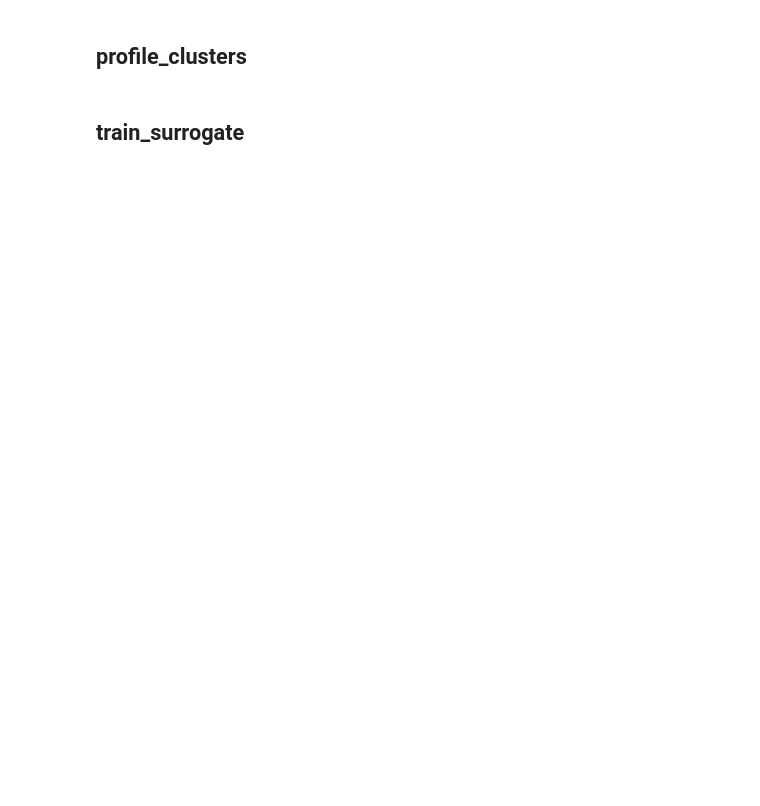
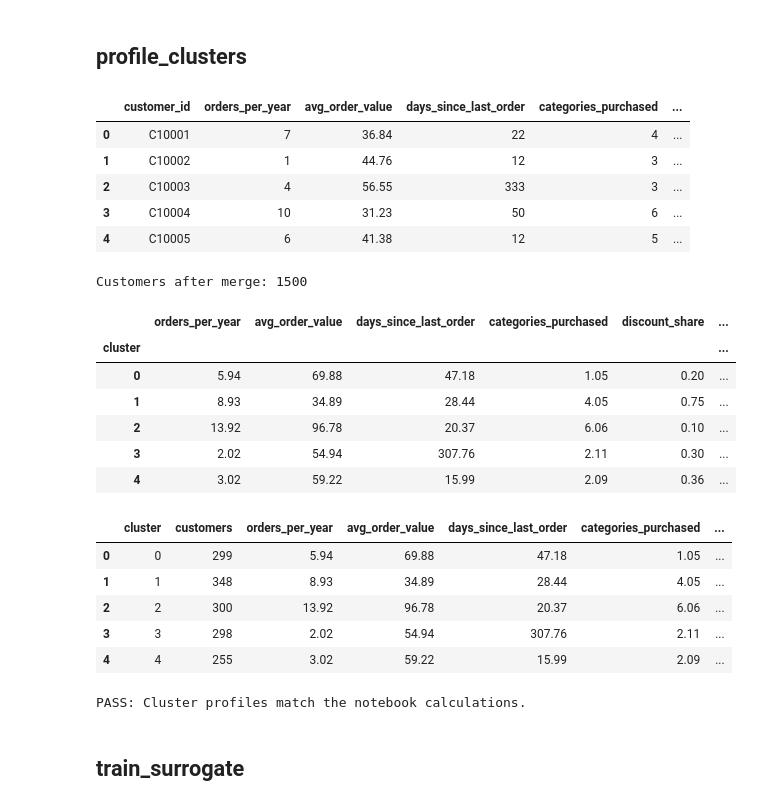
Before and after one commit to anikatahsinsarker/canopy-segments, a Jupyter notebook: notebooks/development.ipynb, the cells around one changed output. Drawn from its saved outputs; the diff is of its cells as text; code cells hidden in the pictures; blank space fills up the shorter version.

```diff
--- a/notebooks/development.ipynb
+++ b/notebooks/development.ipynb
@@ -49,2 +123,12 @@ print("max of each feature:", X.max(axis=0).round(2))
 # %% [markdown]
 ## assign_clusters
+# %%
+assignments = s.assign_clusters(customers, X, k=5)
+display(assignments.head())
+
+assert assignments.columns.tolist() == ["customer_id", "cluster"]
+assert len(assignments) == len(customers)
+assert assignments["customer_id"].equals(customers["customer_id"])
+assert set(assignments["cluster"]) == set(range(5))
+
+print("PASS: Every customer has a cluster label from 0 to 4.")
@@ -51,4 +143,70 @@ print("max of each feature:", X.max(axis=0).round(2))
 # %% [markdown]
 ## profile_clusters
+# %%
+customer_clusters = customers.merge(
+    assignments,
+    on="customer_id",
+    validate="one_to_one",
+)
+display(customer_clusters.head())
+print("Customers after merge:", len(customer_clusters))
+
+cluster_averages = (
+    customer_clusters.groupby("cluster")[s.FEATURES]
+    .mean()
+    .round(2)
+)
+
+display(cluster_averages)
+
+
+# Count rows in each cluster.
+cluster_counts = customer_clusters.groupby("cluster").size()
+cluster_counts = cluster_counts.rename("customers")
+
+# Combine counts and averages using their shared cluster index.
+profile = cluster_counts.to_frame().join(cluster_averages)
+
+# Turn the cluster index into a regular column and sort the rows.
+profile = profile.reset_index().sort_values("cluster")
+
+display(profile)
+assert profile["customers"].sum() == len(customers)
+# %% [output]
+|  | customer_id | orders_per_year | avg_order_value | days_since_last_order | categories_purchased | ... |
+| 0 | C10001 | 7 | 36.84 | 22 | 4 | ... |
+| 1 | C10002 | 1 | 44.76 | 12 | 3 | ... |
+| 2 | C10003 | 4 | 56.55 | 333 | 3 | ... |
+| 3 | C10004 | 10 | 31.23 | 50 | 6 | ... |
+| 4 | C10005 | 6 | 41.38 | 12 | 5 | ... |
+Customers after merge: 1500
+|  | orders_per_year | avg_order_value | days_since_last_order | categories_purchased | discount_share | ... |
+| cluster |  |  |  |  |  | ... |
+| 0 | 5.94 | 69.88 | 47.18 | 1.05 | 0.20 | ... |
+| 1 | 8.93 | 34.89 | 28.44 | 4.05 | 0.75 | ... |
+| 2 | 13.92 | 96.78 | 20.37 | 6.06 | 0.10 | ... |
+| 3 | 2.02 | 54.94 | 307.76 | 2.11 | 0.30 | ... |
+| 4 | 3.02 | 59.22 | 15.99 | 2.09 | 0.36 | ... |
+|  | cluster | customers | orders_per_year | avg_order_value | days_since_last_order | categories_purchased | ... |
+| 0 | 0 | 299 | 5.94 | 69.88 | 47.18 | 1.05 | ... |
+| 1 | 1 | 348 | 8.93 | 34.89 | 28.44 | 4.05 | ... |
+| 2 | 2 | 300 | 13.92 | 96.78 | 20.37 | 6.06 | ... |
+| 3 | 3 | 298 | 2.02 | 54.94 | 307.76 | 2.11 | ... |
+| 4 | 4 | 255 | 3.02 | 59.22 | 15.99 | 2.09 | ... |
+# %%
+import pandas as pd
+actual_profile = s.profile_clusters(customers, assignments)
+
+# Compare the function with the table built in the notebook.
+pd.testing.assert_frame_equal(actual_profile, profile)
+
+assert actual_profile.columns.tolist() == [
+    "cluster", "customers", *s.FEATURES
+]
+assert actual_profile["customers"].sum() == len(customers)
+
+print("PASS: Cluster profiles match the notebook calculations.")
+# %% [output]
+PASS: Cluster profiles match the notebook calculations.
 # %% [markdown]
 ## train_surrogate
```
Also changed, not shown: parts of 14 cells of this notebook, 1 other file.
